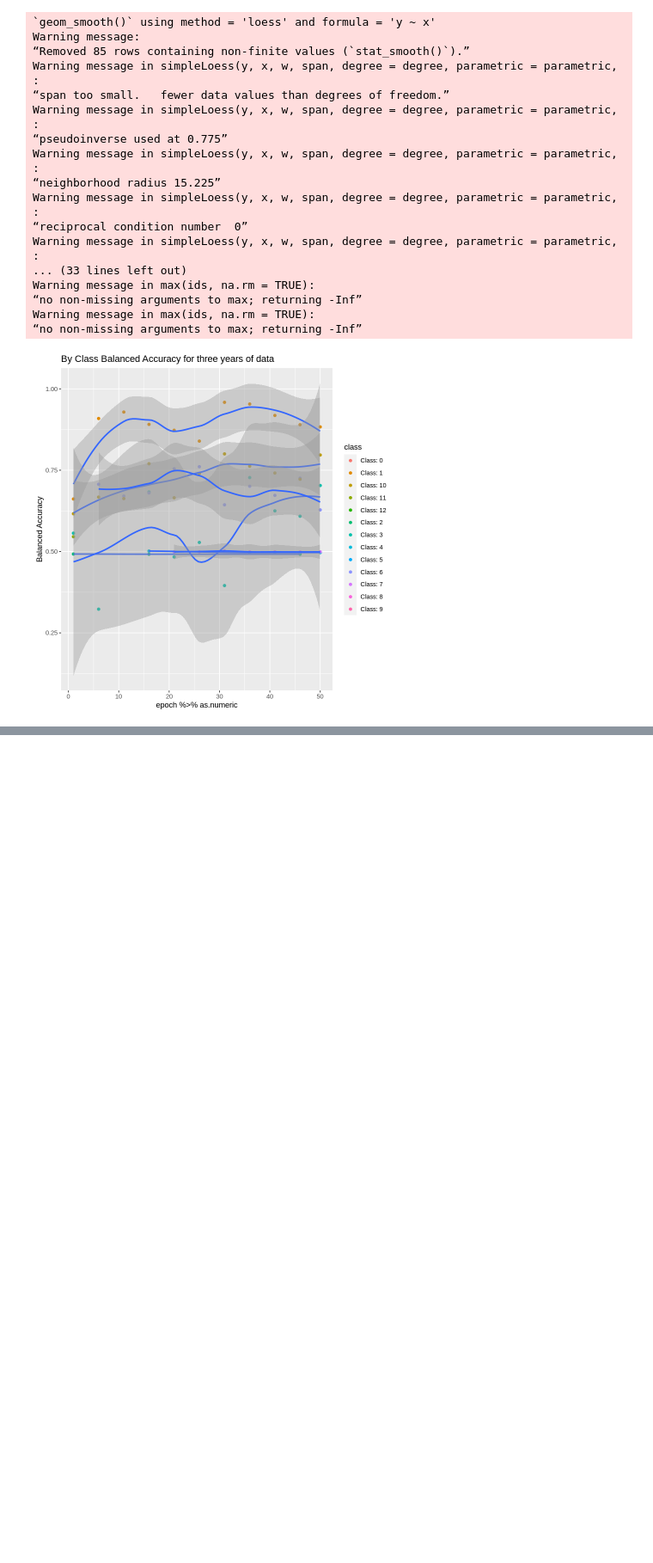
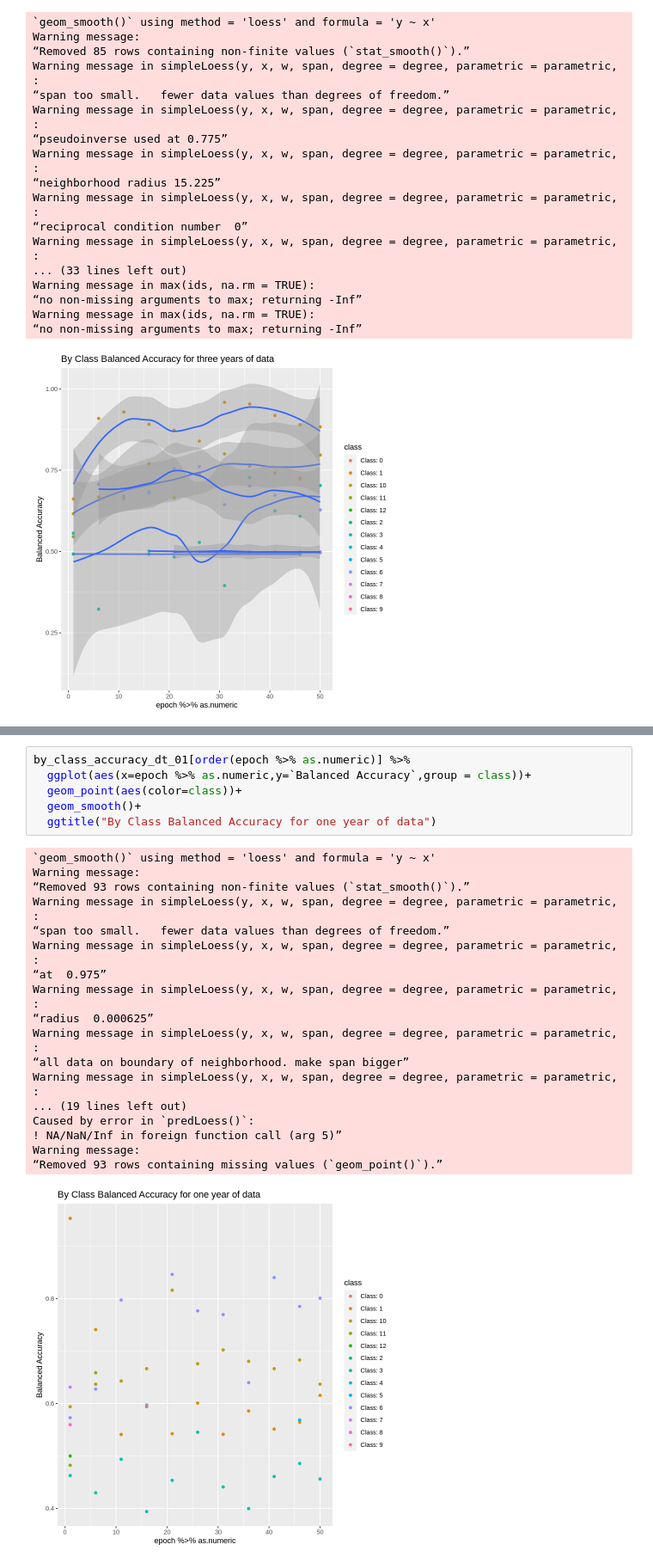
Before and after one commit to MadmanMarble/Planet_U-NET, a Jupyter notebook: ConfusionMatrix_R_Plotting_20240402.ipynb, the cells around one changed output, grey strips where cells are left out. Shown at 86% size. Saved outputs shown, nothing was run; the diff lists cells and outputs as text; blank space fills up the shorter version.

```diff
--- a/ConfusionMatrix_R_Plotting_20240402.ipynb
+++ b/ConfusionMatrix_R_Plotting_20240402.ipynb
@@ -823,0 +1261,25 @@ Warning message in max(ids, na.rm = TRUE):
+# %%
+by_class_accuracy_dt_01[order(epoch %>% as.numeric)] %>%
+  ggplot(aes(x=epoch %>% as.numeric,y=`Balanced Accuracy`,group = class))+
+  geom_point(aes(color=class))+
+  geom_smooth()+
+  ggtitle("By Class Balanced Accuracy for one year of data")
+# %% [output]
+`geom_smooth()` using method = 'loess' and formula = 'y ~ x'
+Warning message:
+“Removed 93 rows containing non-finite values (`stat_smooth()`).”
+Warning message in simpleLoess(y, x, w, span, degree = degree, parametric = parametric, :
+“span too small.   fewer data values than degrees of freedom.”
+Warning message in simpleLoess(y, x, w, span, degree = degree, parametric = parametric, :
+“at  0.975”
+Warning message in simpleLoess(y, x, w, span, degree = degree, parametric = parametric, :
+“radius  0.000625”
+Warning message in simpleLoess(y, x, w, span, degree = degree, parametric = parametric, :
+“all data on boundary of neighborhood. make span bigger”
+Warning message in simpleLoess(y, x, w, span, degree = degree, parametric = parametric, :
+... (19 lines left out)
+Caused by error in `predLoess()`:
+! NA/NaN/Inf in foreign function call (arg 5)”
+Warning message:
+“Removed 93 rows containing missing values (`geom_point()`).”
+[figure, added]
```
Also changed, not shown: parts of 27 cells of this notebook.
